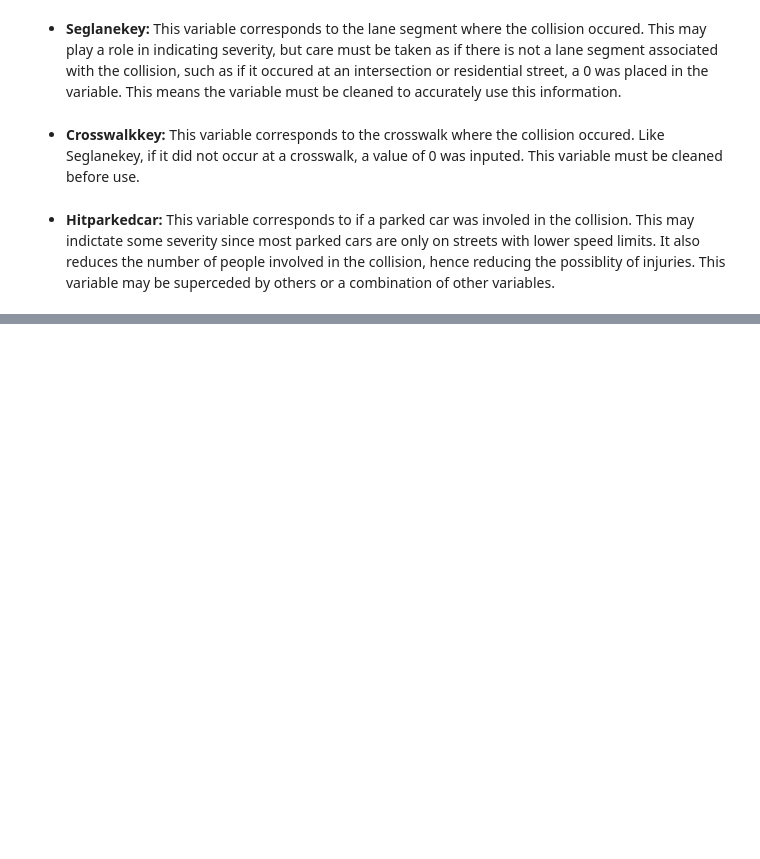
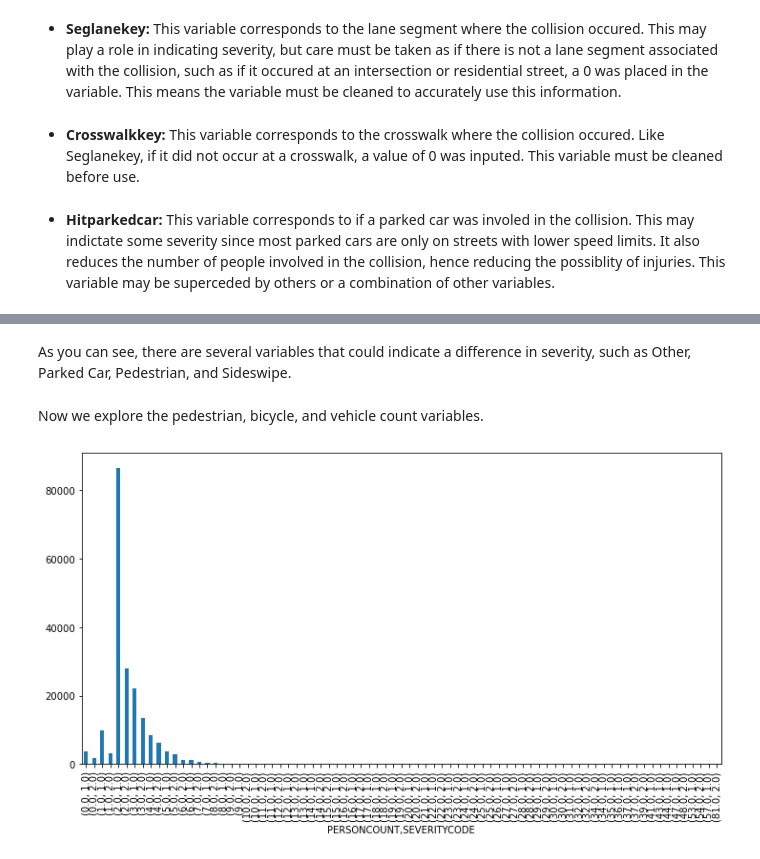
Before and after one commit to lucaskramer/DataScienceCapstoneProject, a Jupyter notebook: AppliedDataScienceCapstone_DataDescription.ipynb, the cells around one changed output, grey strips where cells are left out. Saved outputs shown, nothing was run; the diff lists cells and outputs as text; code cells hidden in the pictures; blank space fills up the shorter version.

```diff
--- a/AppliedDataScienceCapstone_DataDescription.ipynb
+++ b/AppliedDataScienceCapstone_DataDescription.ipynb
@@ -82,0 +144,10 @@ This dataset contains information about collisions that occured in Seattle, Wash
+# %% [markdown]
+As you can see, there are several variables that could indicate a difference in severity, such as Other, Parked Car, Pedestrian, and Sideswipe.
+# %% [markdown]
+Now we explore the pedestrian, bicycle, and vehicle count variables.
+# %%
+#Here we include all possible person counts
+plt.figure(figsize = (12,6))
+df.groupby("PERSONCOUNT")["SEVERITYCODE"].value_counts().plot(kind='bar');
+# %% [output]
+[figure, added]
```
Also changed, not shown: parts of 21 cells of this notebook.
